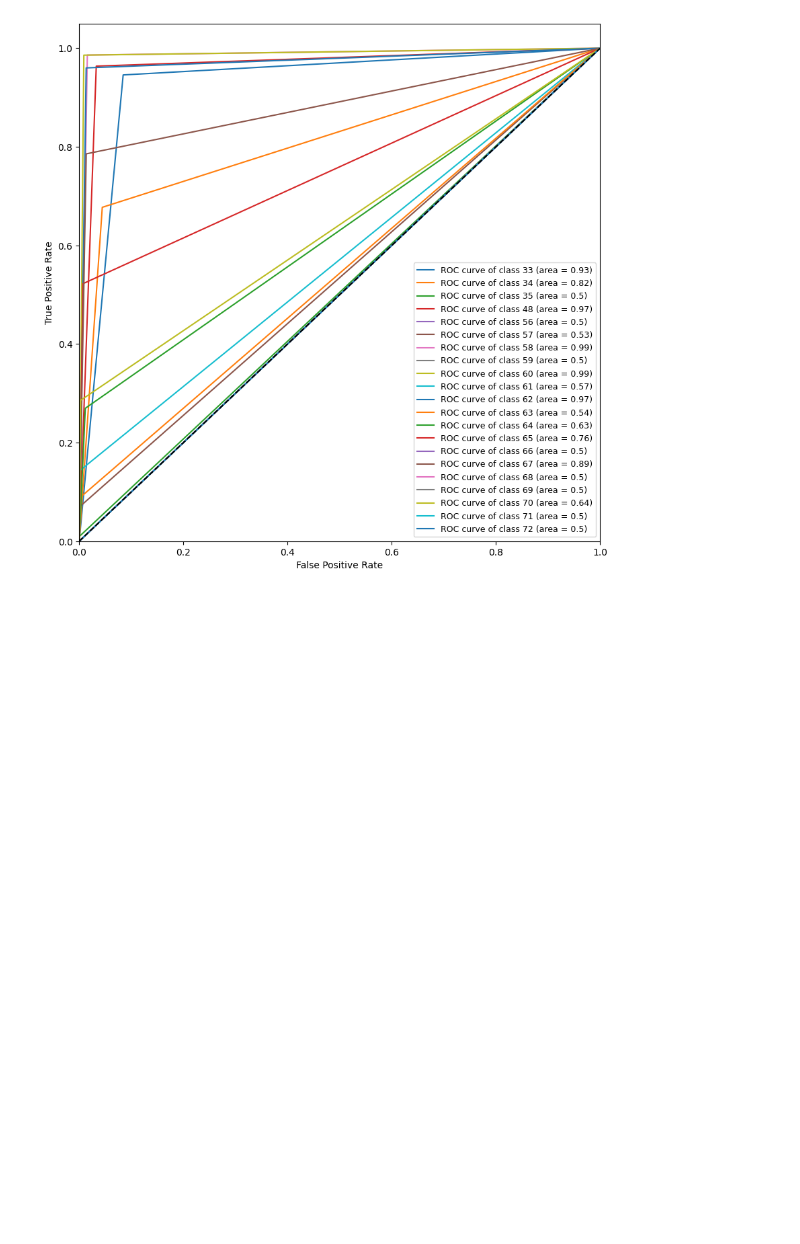
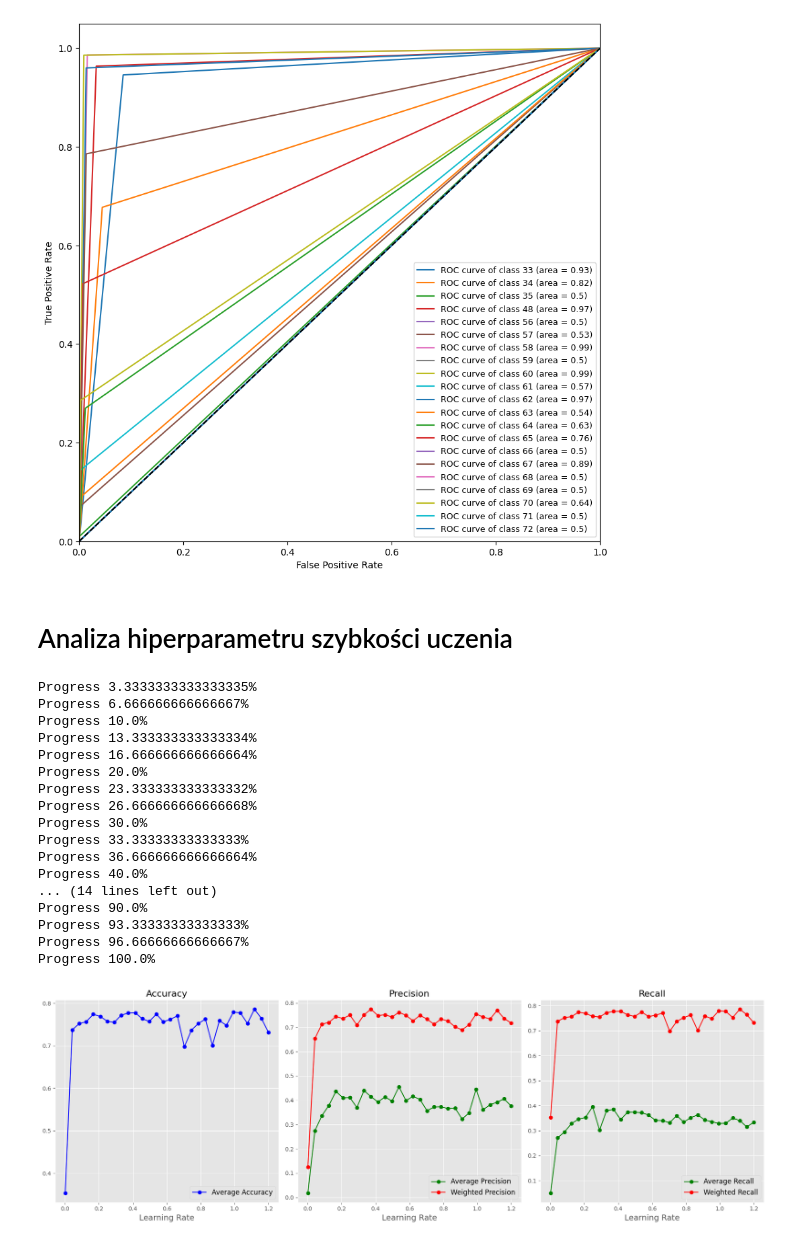
Before and after one commit to oszypczy/Neural-Network, a Jupyter notebook: lab_6.ipynb, the cells around one changed output. Cells and saved outputs as stored; diff of their text form; code cells hidden in the pictures; blank space fills up the shorter version.

```diff
--- a/lab_6.ipynb
+++ b/lab_6.ipynb
@@ -40,6 +40,9 @@ def prepare_data(path : str, random_state=random.randint(1, 10000)) -> tuple:
 
     aggregated_data = pd.get_dummies(aggregated_data, columns=['Type'], dtype=int)
 
+    # for test purposes !!!!!!!!!!!!!!!!!!!
+    aggregated_data = aggregated_data.head(10000)
+
     aggregated_data.to_csv('normalized_data.csv', index=False)
 
     features = aggregated_data[['Date', 'Time', 'Insulin']].to_numpy()
@@ -289,7 +292,8 @@ Przy analizowaniu wyników dla wybranej sieci neuronowej okazało się, że metr
 prediction = net.predict(x_test)
 y1 = parse_result(y_test)
 y2 = parse_result(prediction)
-print(classification_report(y1, y2, zero_division=0))
+report = classification_report(y1, y2, zero_division=0)
+print(report)
 
 y1_bin = label_binarize(y1, classes=np.unique(y1))
 y2_bin = label_binarize(y2, classes=np.unique(y1))
@@ -335,3 +339,5 @@ weighted avg       0.76      0.80      0.76      5851
 
 One-vs-Rest ROC AUC avg score: 0.6775079735431865
 [figure]
+# %% [markdown]
+# Analiza hiperparametru szybkości uczenia
@@ -337,0 +403,21 @@ One-vs-Rest ROC AUC avg score: 0.6775079735431865
+# %%
+draw_plots()
+# %% [output]
+Progress 3.3333333333333335%
+Progress 6.666666666666667%
+Progress 10.0%
+Progress 13.333333333333334%
+Progress 16.666666666666664%
+Progress 20.0%
+Progress 23.333333333333332%
+Progress 26.666666666666668%
+Progress 30.0%
+Progress 33.33333333333333%
+Progress 36.666666666666664%
+Progress 40.0%
+... (14 lines left out)
+Progress 90.0%
+Progress 93.33333333333333%
+Progress 96.66666666666667%
+Progress 100.0%
+[figure, added]
```
Also changed, not shown: parts of 2 cells of this notebook.
